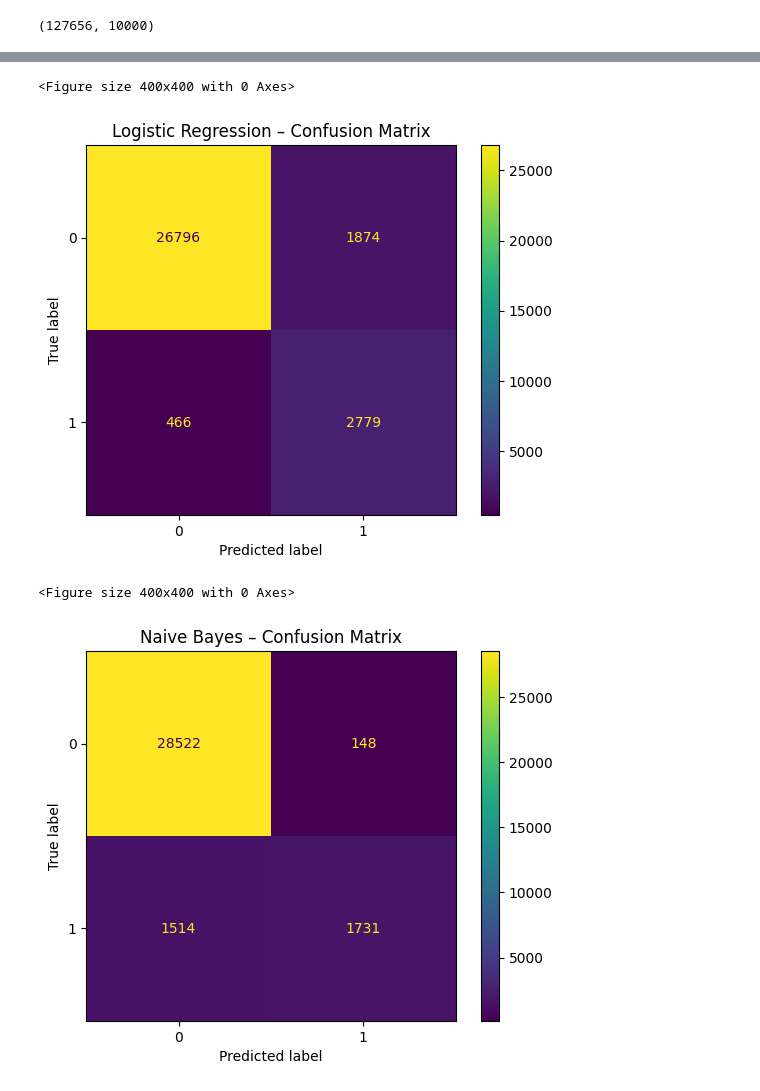
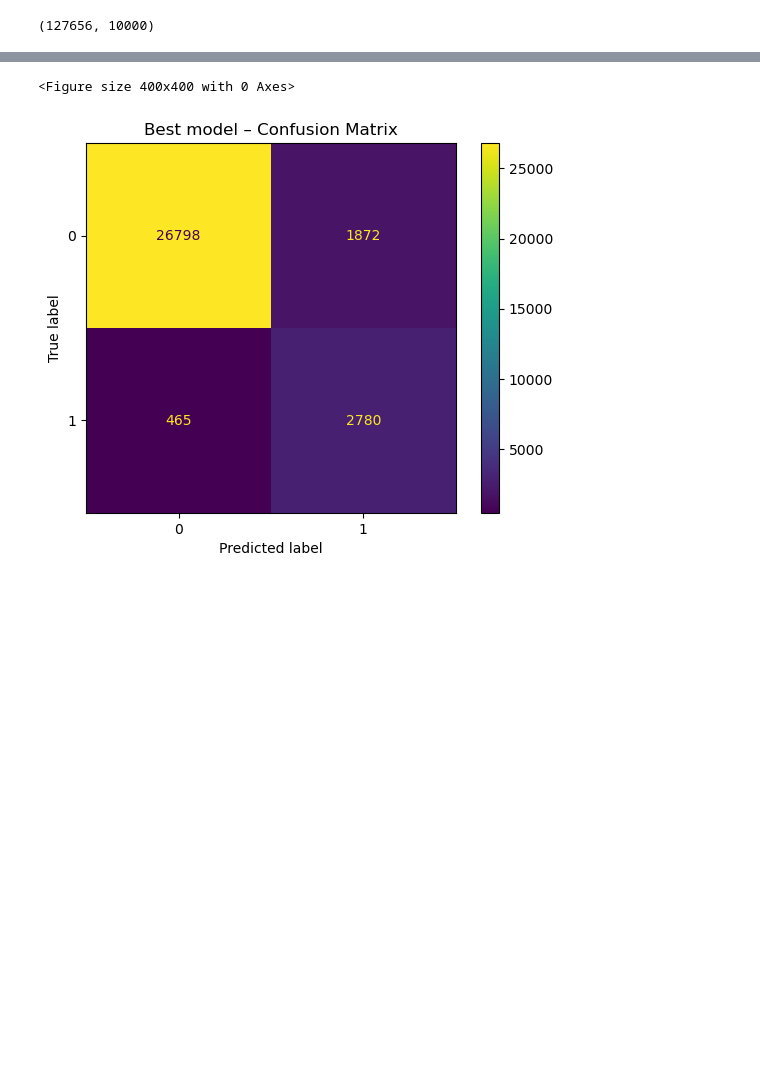
Before and after one commit to jasrulete/toxic-comment-detector, a Jupyter notebook: notebooks/toxic_comment_training.ipynb, the cells around one changed output, grey strips where cells are left out. Saved outputs shown, nothing was run; the diff lists cells and outputs as text; code cells hidden in the pictures; blank space fills up the shorter version.

```diff
--- a/notebooks/toxic_comment_training.ipynb
+++ b/notebooks/toxic_comment_training.ipynb
@@ -246,0 +278,11 @@ X_test_tfidf = vectorizer.transform(X_test) # Transform test data using the same
+# %%
+# Fit best pipeline on full training set (test set still untouched)
+best_pipeline.fit(X_train, y_train)
+vectorizer = best_pipeline.named_steps["tfidf"]
+best_model = best_pipeline.named_steps["classifier"]
+
+X_train_tfidf = vectorizer.transform(X_train)
+X_test_tfidf = vectorizer.transform(X_test)
+test_preds = best_model.predict(X_test_tfidf)
+# For compatibility with downstream cells that use lr_preds
+lr_preds = test_preds
@@ -355,29 +353,17 @@ plt.show()
 # %%
 from sklearn.metrics import confusion_matrix, ConfusionMatrixDisplay
 import matplotlib.pyplot as plt
 
-# Confusion matrix for Logistic Regression
-lr_cm = confusion_matrix(y_test, lr_preds)
-disp_lr = ConfusionMatrixDisplay(confusion_matrix=lr_cm, display_labels=[0, 1])
-
+# Confusion matrix for best model (selected by CV)
+best_cm = confusion_matrix(y_test, test_preds)
+disp = ConfusionMatrixDisplay(confusion_matrix=best_cm, display_labels=[0, 1])
 plt.figure(figsize=(4, 4))
-disp_lr.plot(values_format='d')
-plt.title("Logistic Regression – Confusion Matrix")
+disp.plot(values_format='d')
+plt.title("Best model – Confusion Matrix")
 plt.show()
-
-# Confusion matrix for Naive Bayes
-nb_cm = confusion_matrix(y_test, nb_preds)
-disp_nb = ConfusionMatrixDisplay(confusion_matrix=nb_cm, display_labels=[0, 1])
-
-plt.figure(figsize=(4, 4))
-disp_nb.plot(values_format='d')
-plt.title("Naive Bayes – Confusion Matrix")
-plt.show()
 # %% [output]
 <Figure size 400x400 with 0 Axes>
-[figure, old version]
+[figure, new version]
-<Figure size 400x400 with 0 Axes>
-[figure, removed]
 # %%
 import pandas as pd
 
```
Also changed, not shown: parts of 35 cells of this notebook, 2 other files.
